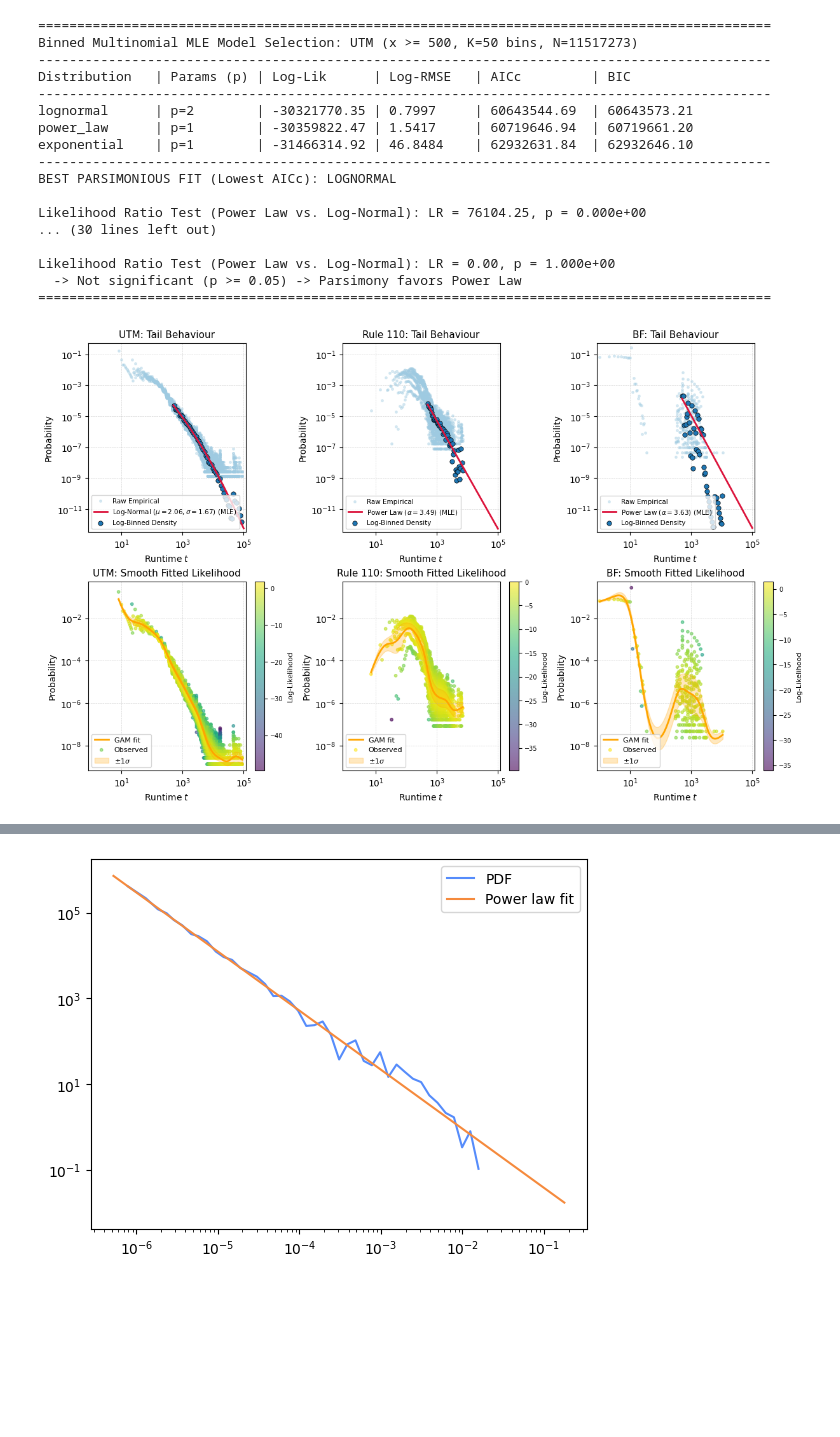
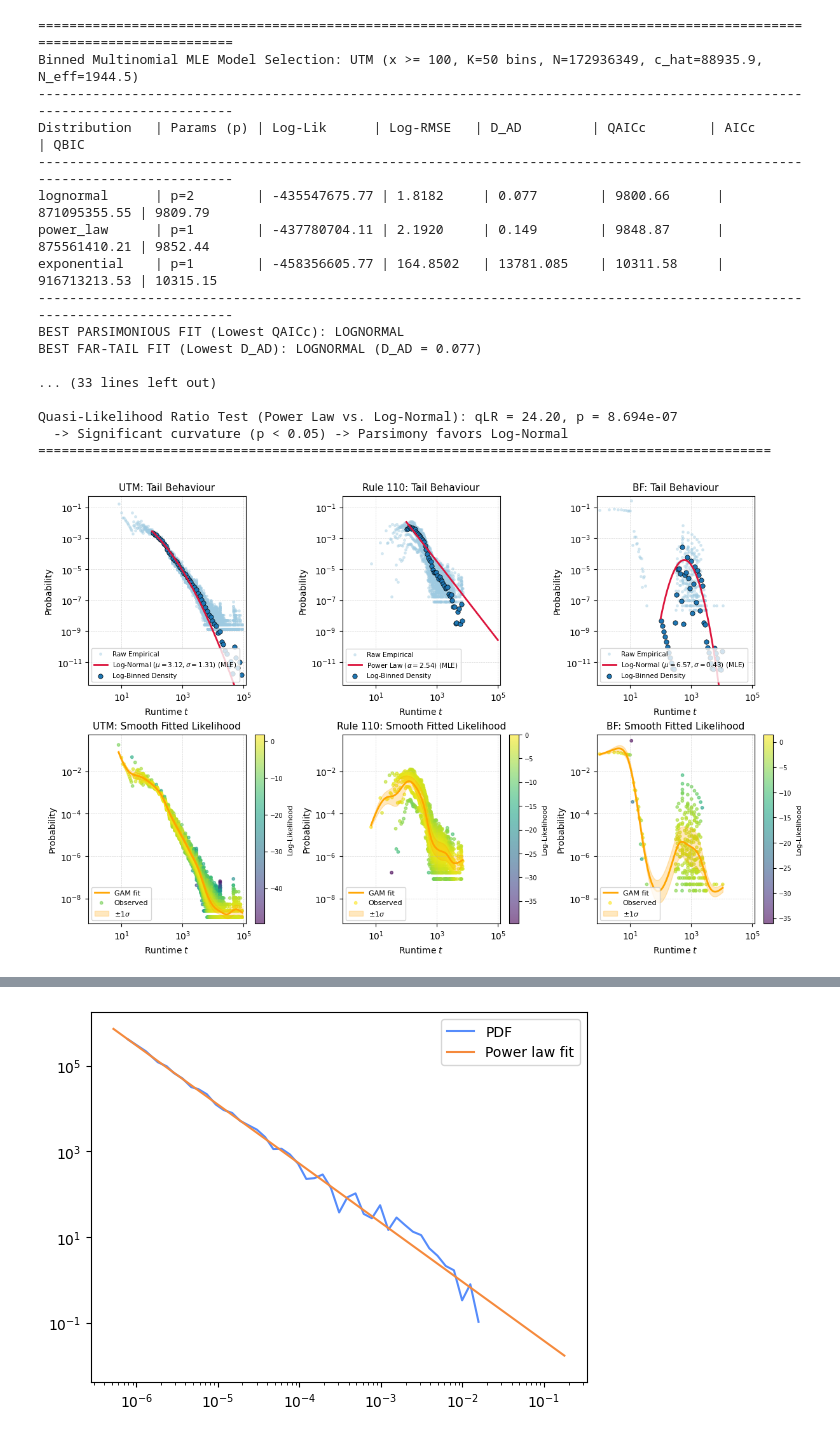
Before and after one commit to vincentherrmann/universal-computer-runtime-probabilities, a Jupyter notebook: Runtime_visualizations_grid.ipynb, the cells around one changed output, grey strips where cells are left out. Drawn from its saved outputs; the diff is of its cells as text; code cells hidden in the pictures; blank space fills up the shorter version.

Commit message:
add QAIC and Anderson-Darling test

```diff
--- a/Runtime_visualizations_grid.ipynb
+++ b/Runtime_visualizations_grid.ipynb
@@ -711,22 +731,18 @@ def render_domain_column(
     fit_method="log_rmse",  # <-- "log_rmse" or "mle"
 ):
   """Fills a vertical column of 2 axes:
-
   Row 0: Empirical log-log scatter + Log-Binned points + reference curve +
   best-fit model
   Row 1: GAM fit with log-likelihood colored points + +-1sigma band
   """
   ax_top, ax_mid = col_axes
   domain_name = names_dict[domain_key]
-
   raw_counts = counts_dict[domain_key]
   raw_p = p_dict[domain_key]
   runtime = np.arange(len(raw_counts))
-
   mask_empirical = (raw_p > 0) & (runtime > 0)
   rt_emp = runtime[mask_empirical]
   p_emp = raw_p[mask_empirical]
-
   # -------------------------------------------------------------
   # Fit models using selected method ("log_rmse" or "mle")
   # -------------------------------------------------------------
@@ -739,12 +755,11 @@ def render_domain_column(
       method=fit_method,
   )
   fitter.summary(domain_name=domain_name)
-
-  # Select best model by lowest AICc
-  best_dist = min(fitter.fits, key=lambda d: fitter.fits[d]["AICc"])
+  # Select best model by lowest QAICc (under MLE) or AICc (under log_rmse)
+  criterion = "D_AD" if fit_method == "mle" else "AICc"
+  best_dist = min(fitter.fits, key=lambda d: fitter.fits[d][criterion])
   best_info = fitter.fits[best_dist]
   pdf_fn = best_info["pdf_func"]
-
   if best_dist == "prefix_law":
     c_val = best_info["params"]["c"]
     best_param_str = f"Prefix Law ($c={c_val:.2f}$)"
@@ -760,12 +775,10 @@ def render_domain_column(
     best_param_str = (
         f"Exponential ($\\lambda={lam:.2e}, x_{{\\min}}={xmin_val}$)"
     )
-
   x_fit = np.unique(
       np.round(np.geomspace(xmin_val, max_runtime, 400)).astype(int)
   )
   p_tail = np.sum(raw_p[runtime >= xmin_val])
-
   # -------------------------------------------------------------
   # Row 0: Scatter plot + Log-Binned empirical points + Best-Fit
   # -------------------------------------------------------------
@@ -779,7 +792,6 @@ def render_domain_column(
       color="#9ecae1",
       label="Raw Empirical",
   )
-
   ax_top.scatter(
       fitter.t_bins,
       p_tail * fitter.p_bins,
@@ -790,7 +802,6 @@ def render_domain_column(
       zorder=3,
       label="Log-Binned Density",
   )
-
   y_fit = p_tail * pdf_fn(x_fit)
   valid_fit = (y_fit > 0) & np.isfinite(y_fit)
   ax_top.plot(
@@ -801,18 +812,15 @@ def render_domain_column(
       zorder=4,
       label=f"{best_param_str} ({fit_method.upper()})",
   )
-
   ax_top.set_title(f"{domain_name}: Tail Behaviour", fontsize=11)
   ax_top.set_xlabel("Runtime $t$")
   ax_top.set_ylabel("Probability")
   ax_top.grid(True, which="both", ls="--", linewidth=0.5)
   ax_top.legend(loc="lower left", fontsize=7.5)
-
   if xlim is not None:
     ax_top.set_xlim(xlim)
   if ylim is not None:
     ax_top.set_ylim((ylim[0] * 0.0005, ylim[1]))
-
   # -------------------------------------------------------------
   # Row 1: Likelihood & GAM fit
   # -------------------------------------------------------------
@@ -822,12 +830,10 @@ def render_domain_column(
   mu_hat = gam_mu.predict(log_rt)
   sigma_hat = np.sqrt(np.exp(gam_sigma.predict(log_rt)))
   point_log_lik = norm.logpdf(log_p_obs, loc=mu_hat, scale=sigma_hat)
-
   x_plot = np.geomspace(rt_emp.min(), rt_emp.max(), 500)
   log_x_plot = np.log(x_plot)
   mu_plot = gam_mu.predict(log_x_plot)
   sigma_plot = np.sqrt(np.exp(gam_sigma.predict(log_x_plot)))
-
   scatter = ax_mid.scatter(
       rt_emp,
       p_emp,
@@ -849,7 +855,6 @@ def render_domain_column(
       color="orange",
       label=r"$\pm 1\sigma$",
   )
-
   ax_mid.set_xscale("log")
   ax_mid.set_yscale("log")
   ax_mid.set_title(f"{domain_name}: Smooth Fitted Likelihood", fontsize=11)
@@ -857,63 +862,61 @@ def render_domain_column(
   ax_mid.set_ylabel("Probability")
   ax_mid.grid(True, which="both", ls="--", linewidth=0.5)
   ax_mid.legend(loc="lower left", fontsize=8)
-
   if xlim is not None:
     ax_mid.set_xlim(xlim)
   if ylim is not None:
     ax_mid.set_ylim(ylim)
-
   cbar = plt.colorbar(scatter, ax=ax_mid, pad=0.02)
   cbar.set_label("Log-Likelihood", fontsize=8)
   cbar.ax.tick_params(labelsize=7)
 # %%
 # =====================================================================
 # Figure 1: 2x3 Grid (UTM, Rule 110, Brainfuck)
 # =====================================================================
 fig_3x3, axes_3x3 = plt.subplots(
     2,
     3,
     figsize=(12, 7.5),
     gridspec_kw={"height_ratios": [1, 1]},
     constrained_layout=True,
 )
 
 domains_3x3 = ["utm", "rule110", "bf"]
 FIT_METHOD = "mle"  # Switch between "log_rmse" and "mle"
 
 for col_idx, domain_key in enumerate(domains_3x3):
   col_axes = axes_3x3[:, col_idx]
   render_domain_column(
       domain_key,
       col_axes,
       xlim=global_xlim,
       ylim=global_ylim,
-      xmin_val=500,
+      xmin_val=100,
       num_bins=50,
       fit_method=FIT_METHOD,
   )
 
 #fig_3x3.savefig("runtime_vs_probability_2x3_logreg.pdf")
 plt.show()
 # %% [output]
+===========================================================================================================================
+Binned Multinomial MLE Model Selection: UTM (x >= 100, K=50 bins, N=172936349, c_hat=88935.9, N_eff=1944.5)
+---------------------------------------------------------------------------------------------------------------------------
+Distribution   | Params (p) | Log-Lik      | Log-RMSE   | D_AD         | QAICc        | AICc         | QBIC
+---------------------------------------------------------------------------------------------------------------------------
+lognormal      | p=2        | -435547675.77 | 1.8182     | 0.077        | 9800.66      | 871095355.55 | 9809.79
+power_law      | p=1        | -437780704.11 | 2.1920     | 0.149        | 9848.87      | 875561410.21 | 9852.44
+exponential    | p=1        | -458356605.77 | 164.8502   | 13781.085    | 10311.58     | 916713213.53 | 10315.15
+---------------------------------------------------------------------------------------------------------------------------
+BEST PARSIMONIOUS FIT (Lowest QAICc): LOGNORMAL
+BEST FAR-TAIL FIT (Lowest D_AD): LOGNORMAL (D_AD = 0.077)
+
+... (33 lines left out)
+
+Quasi-Likelihood Ratio Test (Power Law vs. Log-Normal): qLR = 24.20, p = 8.694e-07
+  -> Significant curvature (p < 0.05) -> Parsimony favors Log-Normal
 ==============================================================================================
-Binned Multinomial MLE Model Selection: UTM (x >= 500, K=50 bins, N=11517273)
-----------------------------------------------------------------------------------------------
-Distribution   | Params (p) | Log-Lik      | Log-RMSE   | AICc         | BIC
-----------------------------------------------------------------------------------------------
-lognormal      | p=2        | -30321770.35 | 0.7997     | 60643544.69  | 60643573.21
-power_law      | p=1        | -30359822.47 | 1.5417     | 60719646.94  | 60719661.20
-exponential    | p=1        | -31466314.92 | 46.8484    | 62932631.84  | 62932646.10
-----------------------------------------------------------------------------------------------
-BEST PARSIMONIOUS FIT (Lowest AICc): LOGNORMAL
-
-Likelihood Ratio Test (Power Law vs. Log-Normal): LR = 76104.25, p = 0.000e+00
-... (30 lines left out)
-
-Likelihood Ratio Test (Power Law vs. Log-Normal): LR = 0.00, p = 1.000e+00
-  -> Not significant (p >= 0.05) -> Parsimony favors Power Law
-==============================================================================================
-[figure, old version]
+[figure, new version]
 # %%
 # =====================================================================
 # Figure 2: Single Column 2x1 Grid (2-Tag System)
```
Also changed, not shown: parts of 2 cells of this notebook.
